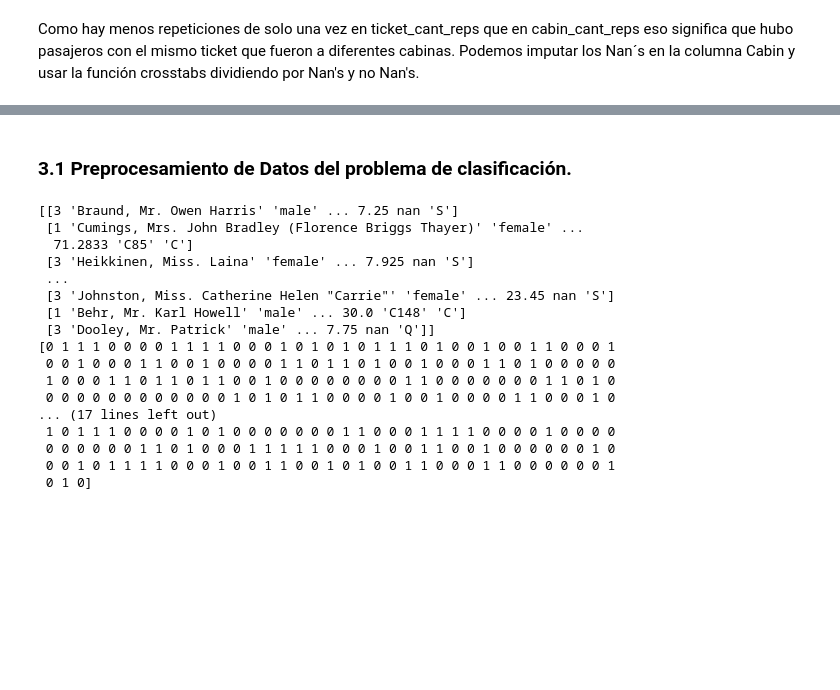
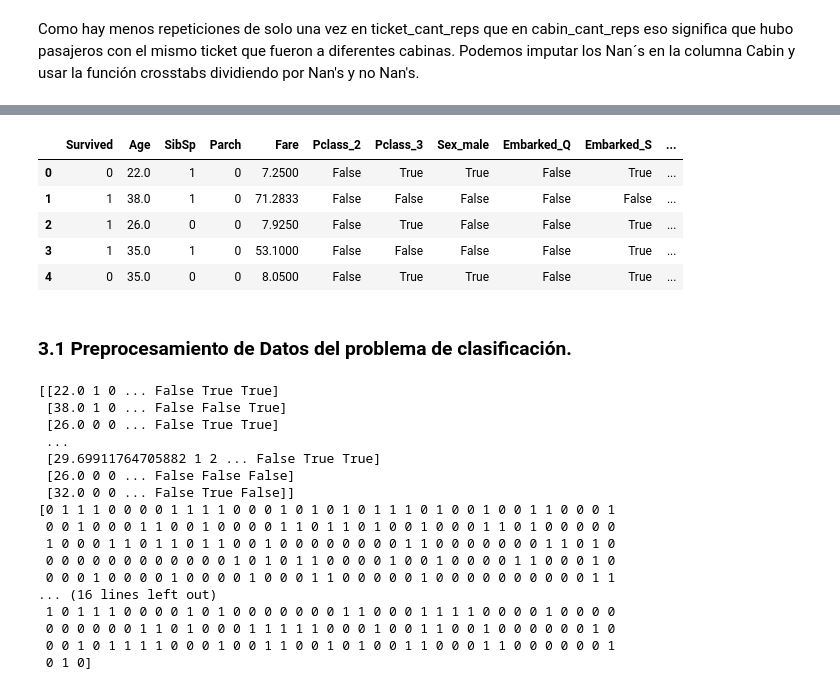
Before and after one commit to MartoBadi/TSCDIA-, a Jupyter notebook: Modelizado de Minería de Datos/tp_final/tp_final_clasificacion.ipynb, the cells around one changed output, grey strips where cells are left out. Saved outputs shown, nothing was run; the diff lists cells and outputs as text; code cells hidden in the pictures; blank space fills up the shorter version.

```diff
--- a/Modelizado de Minería de Datos/tp_final/tp_final_clasificacion.ipynb
+++ b/Modelizado de Minería de Datos/tp_final/tp_final_clasificacion.ipynb
@@ -597,3 +637,8 @@ KeyError: 'Cabin_is_U'
 # %%
-df['Ticket'].nunique()
+def eliminar_letras(texto):
+  return ''.join([c for c in texto if not c.isalpha()])
+
+df['TicketNumbers'] = df['Ticket'].apply(eliminar_letras)
+
+print(f"Hay {len(df.groupby('TicketNumbers').size())} números diferentes en la columna TickerNumbers")
 # %% [output]
@@ -620,0 +648,2 @@ df.head()
+# %%
+df = df.drop("TicketNumbers", axis=1)
@@ -621,10 +685,21 @@ df.head()
+# %%
+df = pd.get_dummies(df, columns=['Ticket_have_letters'], drop_first=True)
+
+df.head()
+# %% [output]
+|  | Survived | Age | SibSp | Parch | Fare | Pclass_2 | Pclass_3 | Sex_male | Embarked_Q | Embarked_S | ... |
+| 0 | 0 | 22.0 | 1 | 0 | 7.2500 | False | True | True | False | True | ... |
+| 1 | 1 | 38.0 | 1 | 0 | 71.2833 | False | False | False | False | False | ... |
+| 2 | 1 | 26.0 | 0 | 0 | 7.9250 | False | True | False | False | True | ... |
+| 3 | 1 | 35.0 | 1 | 0 | 53.1000 | False | False | False | False | True | ... |
+| 4 | 0 | 35.0 | 0 | 0 | 8.0500 | False | True | True | False | True | ... |
 # %% [markdown]
 ### 3.1 Preprocesamiento de Datos del problema de clasificación.
 # %%
 array = df.values
 
-X = array[:, 2:]
-y = array[:, 1]
+X = array[:, 1:]
+y = array[:, 0]
 
 print(X)
 print(y)
@@ -634,19 +709,19 @@ seed = 7
 
 X_train, X_test, y_train, y_test = train_test_split(X, y, test_size=test_size, random_state=seed)
 # %% [output]
-[[3 'Braund, Mr. Owen Harris' 'male' ... 7.25 nan 'S']
- [1 'Cumings, Mrs. John Bradley (Florence Briggs Thayer)' 'female' ...
-  71.2833 'C85' 'C']
- [3 'Heikkinen, Miss. Laina' 'female' ... 7.925 nan 'S']
+[[22.0 1 0 ... False True True]
+ [38.0 1 0 ... False False True]
+ [26.0 0 0 ... False True True]
  ...
- [3 'Johnston, Miss. Catherine Helen "Carrie"' 'female' ... 23.45 nan 'S']
- [1 'Behr, Mr. Karl Howell' 'male' ... 30.0 'C148' 'C']
- [3 'Dooley, Mr. Patrick' 'male' ... 7.75 nan 'Q']]
+ [29.69911764705882 1 2 ... False True True]
+ [26.0 0 0 ... False False False]
+ [32.0 0 0 ... False True False]]
 [0 1 1 1 0 0 0 0 1 1 1 1 0 0 0 1 0 1 0 1 0 1 1 1 0 1 0 0 1 0 0 1 1 0 0 0 1
  0 0 1 0 0 0 1 1 0 0 1 0 0 0 0 1 1 0 1 1 0 1 0 0 1 0 0 0 1 1 0 1 0 0 0 0 0
  1 0 0 0 1 1 0 1 1 0 1 1 0 0 1 0 0 0 0 0 0 0 0 1 1 0 0 0 0 0 0 0 1 1 0 1 0
  0 0 0 0 0 0 0 0 0 0 0 0 1 0 1 0 1 1 0 0 0 0 1 0 0 1 0 0 0 0 1 1 0 0 0 1 0
-... (17 lines left out)
+ 0 0 0 1 0 0 0 0 1 0 0 0 0 1 0 0 0 1 1 0 0 0 0 0 1 0 0 0 0 0 0 0 0 0 0 1 1
+... (16 lines left out)
  1 0 1 1 1 0 0 0 0 1 0 1 0 0 0 0 0 0 0 1 1 0 0 0 1 1 1 1 0 0 0 0 1 0 0 0 0
  0 0 0 0 0 0 1 1 0 1 0 0 0 1 1 1 1 1 0 0 0 1 0 0 1 1 0 0 1 0 0 0 0 0 0 1 0
  0 0 1 0 1 1 1 1 0 0 0 1 0 0 1 1 0 0 1 0 1 0 0 1 1 0 0 0 1 1 0 0 0 0 0 0 1
```
Also changed, not shown: parts of 25 cells of this notebook.
